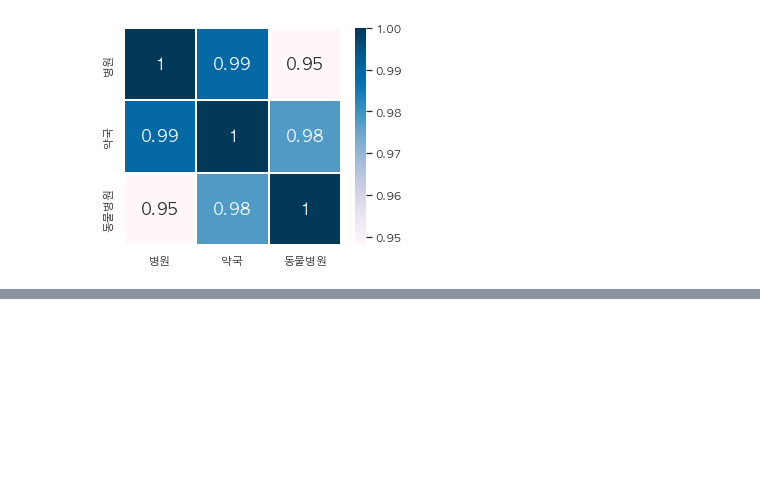
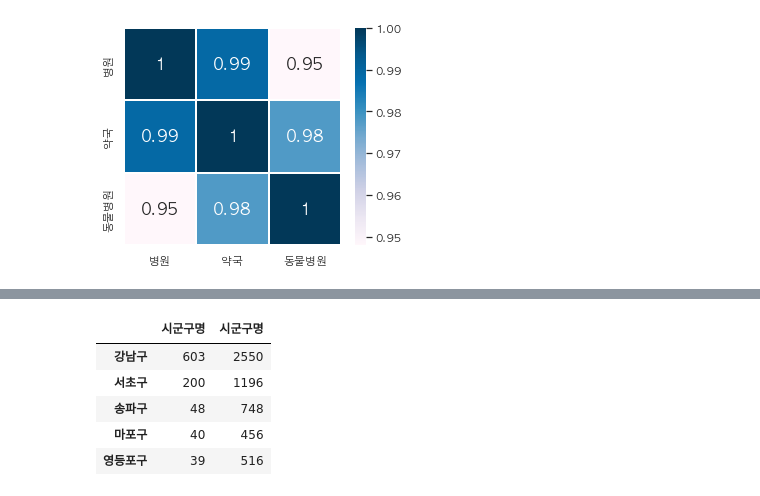
Before and after one commit to JaewooJason/Boostcourse, a Jupyter notebook: Week 2 Mission.ipynb, the cells around one changed output, grey strips where cells are left out. Saved outputs shown, nothing was run; the diff lists cells and outputs as text; code cells hidden in the pictures; blank space fills up the shorter version.

```diff
--- a/Week 2 Mission.ipynb
+++ b/Week 2 Mission.ipynb
@@ -181,3 +181,7 @@ sns.heatmap(tab1.astype(float).corr(), linewidths = 0.1, vmax = 1.0,
 # %% [output]
 <AxesSubplot:>
 [figure]
+# %%
+# "서울특별시"의 "시군구"별 "피부과"와 "정형/성형외과"값 갯수 확인하기
+df5=df[(df["시도명"]=="서울특별시")&((df["상권업종소분류명"]=="피부과")|(df["상권업종소분류명"]=="정형/성형외과"))]
+df5["시군구명"].value_counts()
@@ -183,0 +206,4 @@ sns.heatmap(tab1.astype(float).corr(), linewidths = 0.1, vmax = 1.0,
+# %%
+# "서울특별시"의 "시군구"별 "병원"값 갯수 확인하기
+df6=df[(df["시도명"]=="서울특별시")&(df["상권업종중분류명"]=="병원")]
+df6["시군구명"].value_counts()
@@ -183,0 +228,13 @@ sns.heatmap(tab1.astype(float).corr(), linewidths = 0.1, vmax = 1.0,
+# %%
+# 시군구별 "정형/성형외과와 피부과", "병원" 값 갯수를 한 테이블로 합치기
+val5=df5["시군구명"].value_counts()
+val6=df6["시군구명"].value_counts()
+tab2=pd.concat([val5,val6], axis=1)
+tab2.head()
+# %% [output]
+|  | 시군구명 | 시군구명 |
+| 강남구 | 603 | 2550 |
+| 서초구 | 200 | 1196 |
+| 송파구 | 48 | 748 |
+| 마포구 | 40 | 456 |
+| 영등포구 | 39 | 516 |
```
Also changed, not shown: parts of 9 cells of this notebook.
